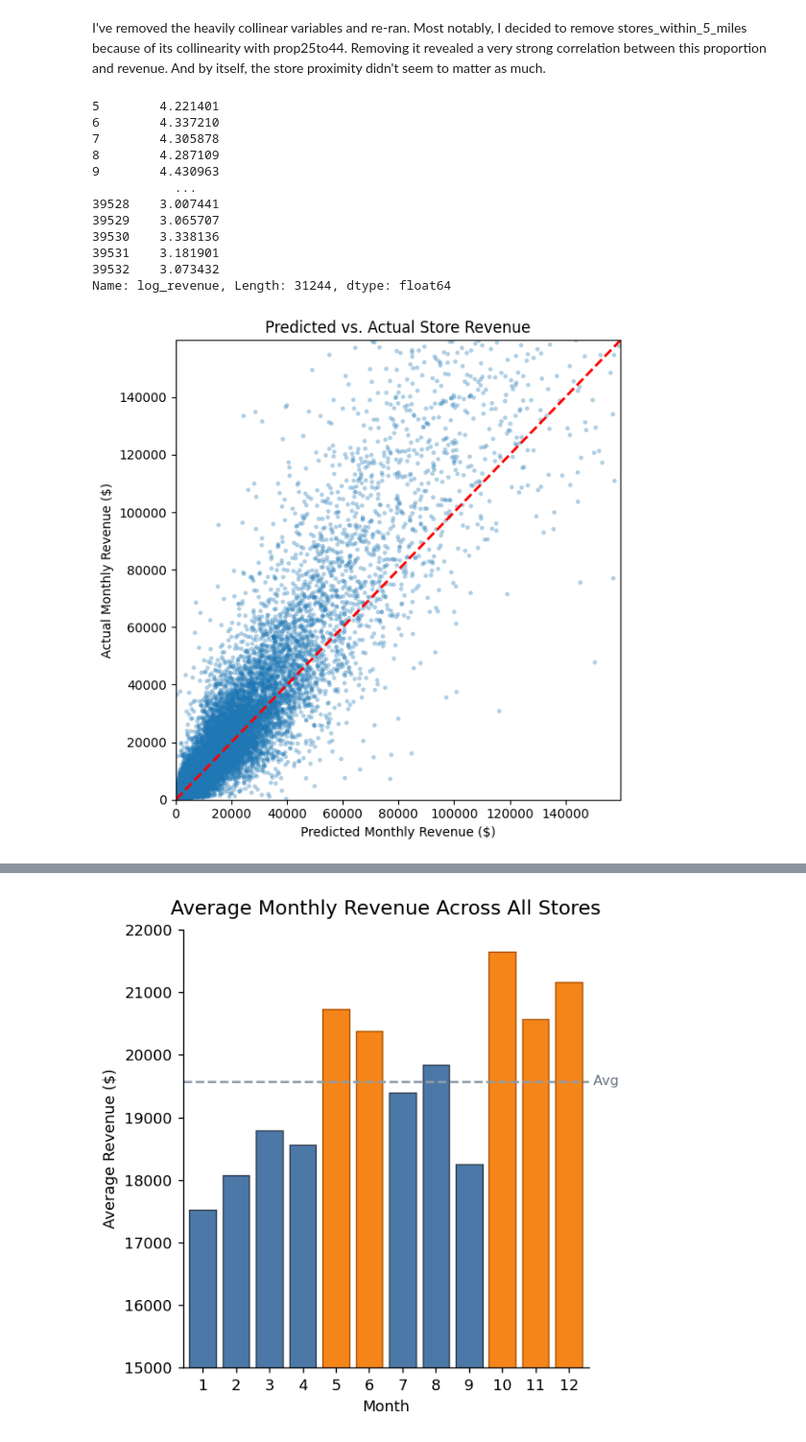
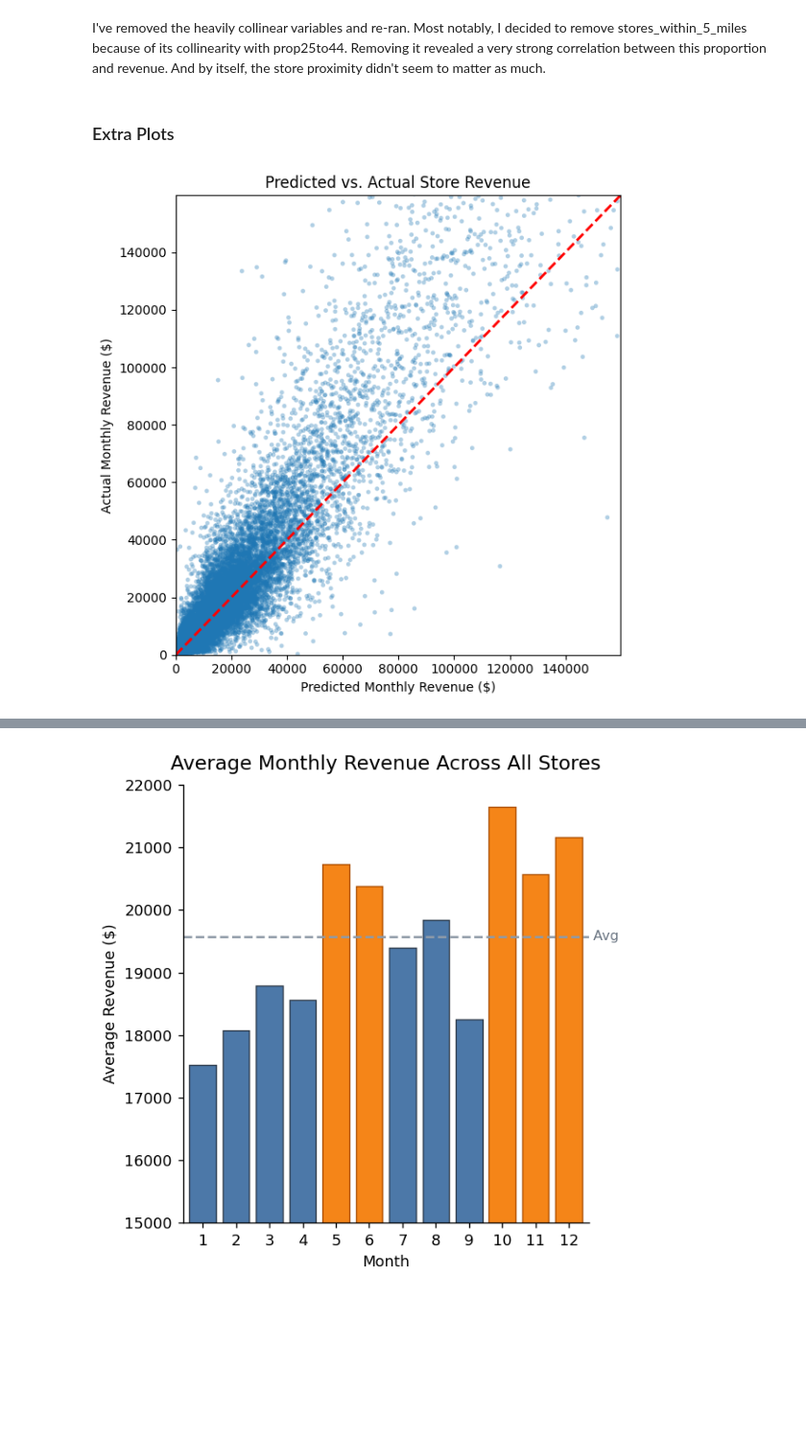
Before and after one commit to nicoleeyee/Data-403-Project-1, a Jupyter notebook: code/brs_model_fitting.ipynb, the cells around one changed output, grey strips where cells are left out. Shown at 96% size. Saved outputs shown, nothing was run; the diff lists cells and outputs as text; code cells hidden in the pictures; blank space fills up the shorter version.

```diff
--- a/code/brs_model_fitting.ipynb
+++ b/code/brs_model_fitting.ipynb
@@ -403,49 +403,31 @@ vodka_ptc    tequila_ptc        0.169100
 dtype: float64
 # %% [markdown]
 I've removed the heavily collinear variables and re-ran. Most notably, I decided to remove stores_within_5_miles because of its collinearity with prop25to44. Removing it revealed a very strong correlation between this proportion and revenue. And by itself, the store proximity didn't seem to matter as much.
-# %%
-df.loc[yhat.notna(), response]
-# %% [output]
-5        4.221401
-6        4.337210
-7        4.305878
-8        4.287109
-9        4.430963
-           ...
-39528    3.007441
-39529    3.065707
-39530    3.338136
-39531    3.181901
-39532    3.073432
-Name: log_revenue, Length: 31244, dtype: float64
+# %% [markdown]
+### Extra Plots
 # %%
-# 1) align CV preds to the df rows
+# align CV preds to the df rows
 df['predicted_log_revenue'] = yhat.reindex(df.index)
 
-# 2) keep only rows with OOF predictions
+# keep only rows with predictions
 mask = df['predicted_log_revenue'].notna()
 
-# 3) back-transform predictions to dollars (BASE-10)
+# back-transform predictions to dollars (BASE-10)
 predicted_revenue = np.power(10.0, df.loc[mask, 'predicted_log_revenue'].to_numpy())
 actual_revenue    = df.loc[mask, 'revenue'].to_numpy()  # already in dollars
-
-# (optional) bias correction for log10 back-transform
-resid = df.loc[mask, 'log_revenue'].to_numpy() - df.loc[mask, 'predicted_log_revenue'].to_numpy()
-sigma2 = resid.var()  # variance on log10 scale
-predicted_revenue_bc = predicted_revenue * np.exp((np.log(10.0)**2) * sigma2 / 2.0)
 
 plt.figure(figsize=(6,6))
 plt.scatter(predicted_revenue, actual_revenue, alpha=0.35, s=12, edgecolor='none')
 plt.plot([0, actual_revenue.max()/3], [0, actual_revenue.max()/3], 'r--', lw=2)
 plt.xlim(0, actual_revenue.max()/10)
 plt.ylim(0, actual_revenue.max()/10)
 plt.xlabel('Predicted Monthly Revenue ($)')
 plt.ylabel('Actual Monthly Revenue ($)')
 plt.title('Predicted vs. Actual Store Revenue')
 plt.tight_layout()
 plt.show()
 # %% [output]
-[figure, old version]
+[figure, new version]
 # %%
 actual_revenue.max(), predicted_revenue.max(), df.revenue.max()
 # %% [output]
```
Also changed, not shown: parts of 10 cells of this notebook, 1 other file.
